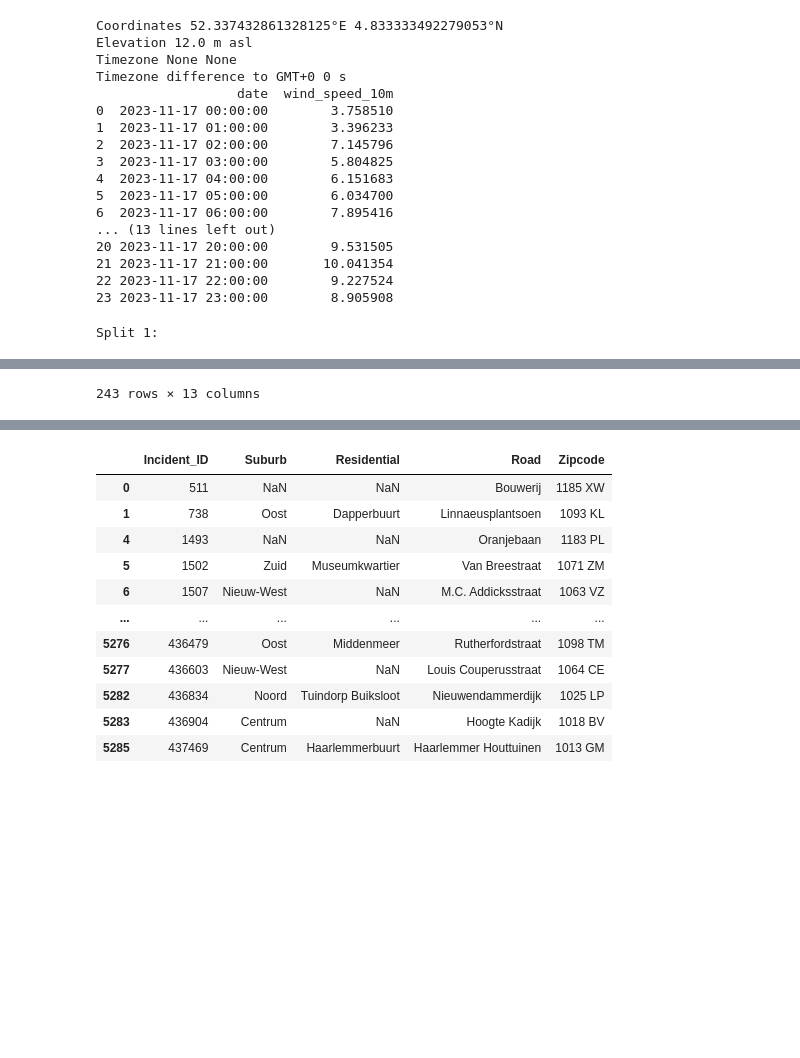
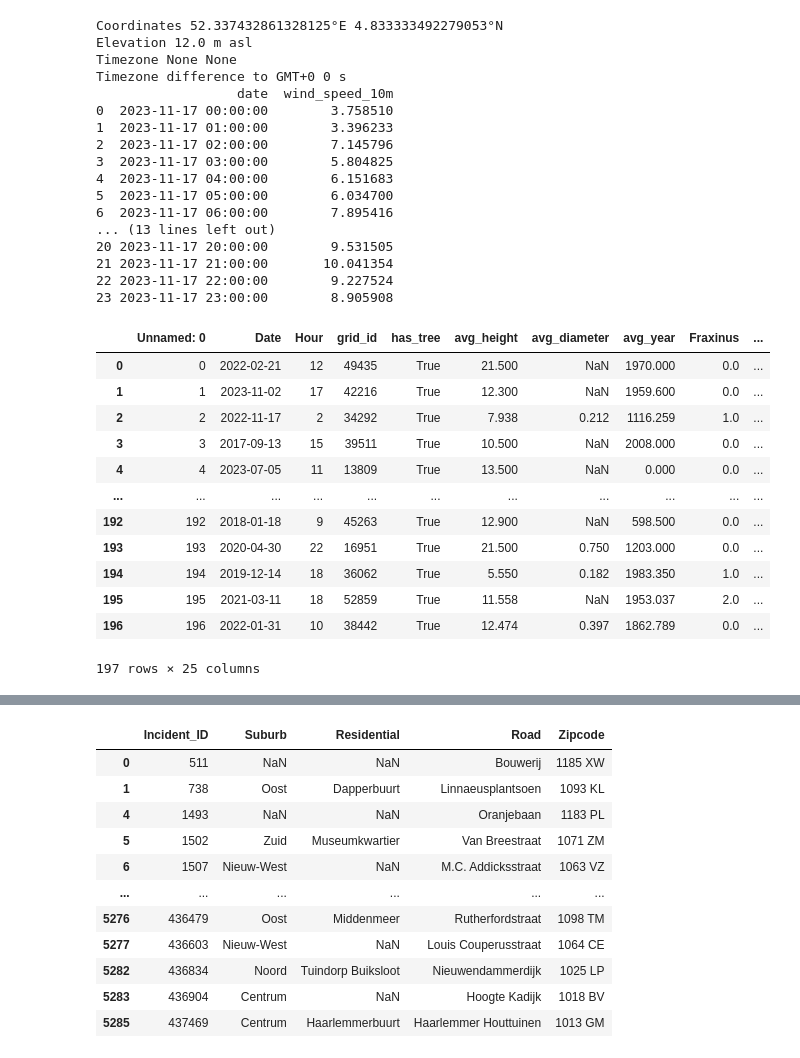
Before and after one commit to UhhBart/MSc_DSP_G2, a Jupyter notebook: src/data_cleaning.ipynb, the cells around one changed output, grey strips where cells are left out. Saved outputs shown, nothing was run; the diff lists cells and outputs as text; code cells hidden in the pictures; blank space fills up the shorter version.

```diff
--- a/src/data_cleaning.ipynb
+++ b/src/data_cleaning.ipynb
@@ -107,16 +110,31 @@ Timezone difference to GMT+0 0 s
 # %%
 # Read your incident data
 incs = pd.read_csv(r'Data_bomen/Incidenten_oorspronkelijk_volledig.csv')
 incs = incs[incs['Damage_Type'] == 'Tree']
 
 incs['Date_time'] = pd.to_datetime(incs['Date'] + ' ' + incs['Incident_Starttime'])
 incs['Hour'] = incs['Date_time'].dt.strftime('%H')
 incs['Date_time'] = incs['Date_time'].dt.strftime('%Y/%m/%d %H:%M')
 incs = incs[['Incident_ID', 'Date', 'Incident_Starttime', 'Hour', 'Date_time', 'Incident_Endtime', 'Incident_Duration', 'Incident_Priority',
              'Service_Area', 'Municipality', 'Damage_Type', 'LON', 'LAT']]
 
+negative_samples = pd.read_csv(r'negative_samples.csv')
+
 # Split the DataFrame into 10 smaller DataFrames
 num_splits = 10
-incs_splits = np.array_split(incs, num_splits)
+incs_splits = np.array_split(negative_samples, num_splits)
+incs_splits[0]
 # %% [output]
+|  | Unnamed: 0 | Date | Hour | grid_id | has_tree | avg_height | avg_diameter | avg_year | Fraxinus | ... |
+| 0 | 0 | 2022-02-21 | 12 | 49435 | True | 21.500 | NaN | 1970.000 | 0.0 | ... |
+| 1 | 1 | 2023-11-02 | 17 | 42216 | True | 12.300 | NaN | 1959.600 | 0.0 | ... |
+| 2 | 2 | 2022-11-17 | 2 | 34292 | True | 7.938 | 0.212 | 1116.259 | 1.0 | ... |
+| 3 | 3 | 2017-09-13 | 15 | 39511 | True | 10.500 | NaN | 2008.000 | 0.0 | ... |
+| 4 | 4 | 2023-07-05 | 11 | 13809 | True | 13.500 | NaN | 0.000 | 0.0 | ... |
+| ... | ... | ... | ... | ... | ... | ... | ... | ... | ... | ... |
+| 192 | 192 | 2018-01-18 | 9 | 45263 | True | 12.900 | NaN | 598.500 | 0.0 | ... |
+| 193 | 193 | 2020-04-30 | 22 | 16951 | True | 21.500 | 0.750 | 1203.000 | 0.0 | ... |
+| 194 | 194 | 2019-12-14 | 18 | 36062 | True | 5.550 | 0.182 | 1983.350 | 1.0 | ... |
+| 195 | 195 | 2021-03-11 | 18 | 52859 | True | 11.558 | NaN | 1953.037 | 2.0 | ... |
+| 196 | 196 | 2022-01-31 | 10 | 38442 | True | 12.474 | 0.397 | 1862.789 | 0.0 | ... |
-Split 1:
+197 rows × 25 columns
@@ -135,4 +141,3 @@ Split 1:
-243 rows × 13 columns
 # %%
 # Setup the Open-Meteo API client with cache and retry on error
 cache_session = requests_cache.CachedSession('.cache', expire_after = -1)
```
Also changed, not shown: parts of 15 cells of this notebook, 4 other files.
